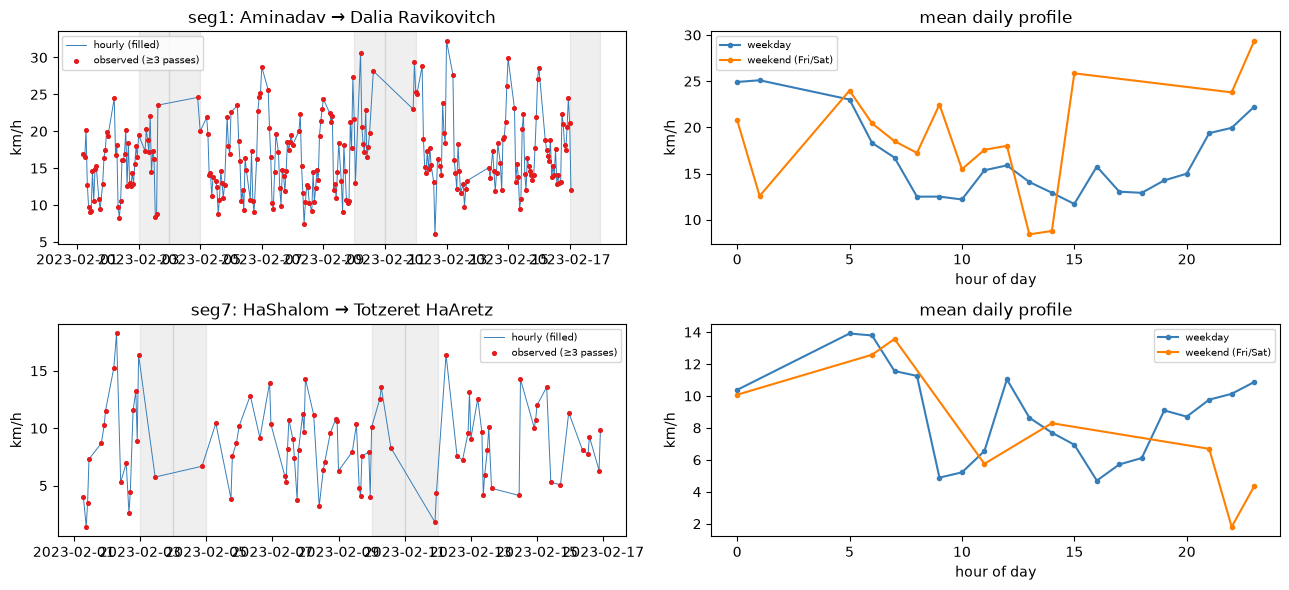
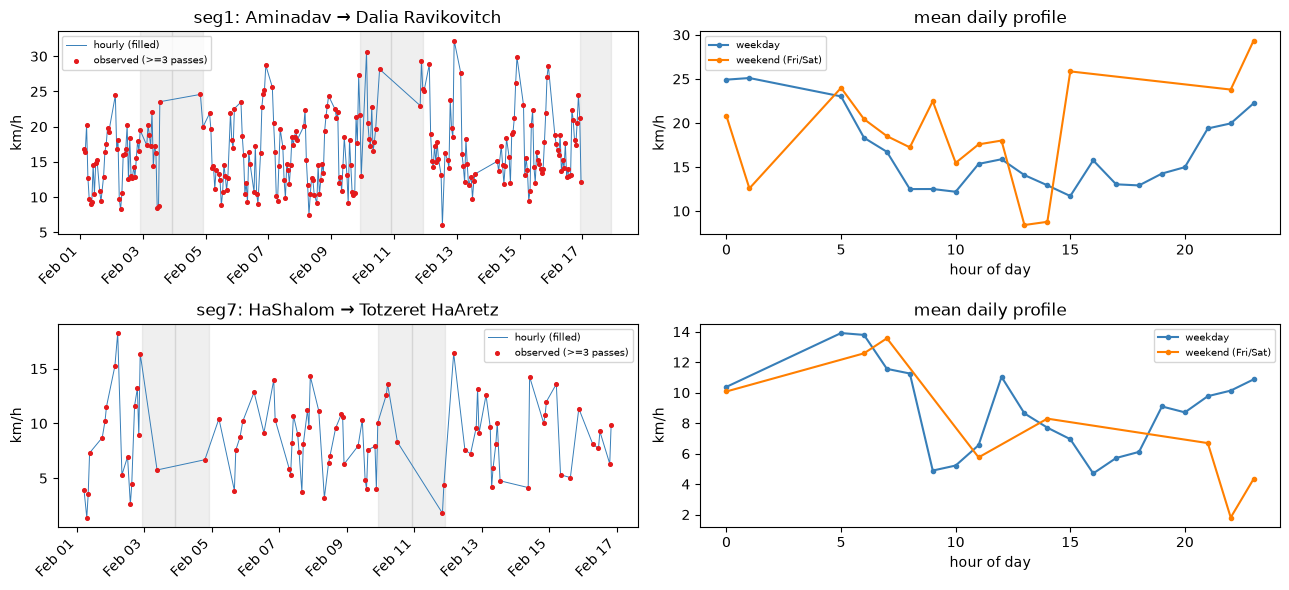
Code edit (unified diff) that turned the first committed figure into the second:
--- before
+++ after
@@ -1,3 +1,4 @@
 from statsmodels.tsa.stattools import adfuller
+import matplotlib.dates as mdates
 BIN="60min"; MIN_PASSES=3; FORECAST_SEGS=[1,7]
 
@@ -20,11 +21,15 @@
     ax=axes[r,0]
     ax.plot(filled.index,filled.values,lw=0.7,color='#377eb8',label='hourly (filled)')
-    ax.scatter(raw.index,raw.values,s=7,color='#e41a1c',zorder=3,label='observed (≥3 passes)')
+    ax.scatter(raw.index,raw.values,s=7,color='#e41a1c',zorder=3,label='observed (>=3 passes)')
     for d in pd.date_range(filled.index.min().floor('D'),filled.index.max(),freq='D'):
         if d.weekday() in (4,5): ax.axvspan(d,d+pd.Timedelta(days=1),color='grey',alpha=0.12)
     ax.set_title(f"seg{sid}: {segments[sid]['name']}"); ax.set_ylabel('km/h'); ax.legend(fontsize=7)
+    ax.xaxis.set_major_locator(mdates.DayLocator(interval=2))
+    ax.xaxis.set_major_formatter(mdates.DateFormatter('%b %d'))
+    ax.tick_params(axis='x', rotation=45)
+    for lab in ax.get_xticklabels(): lab.set_ha('right')
     ax2=axes[r,1]; prof=pd.DataFrame({'h':raw.index.hour,'wknd':raw.index.weekday.isin([4,5]),'v':raw.values})
     for lab,sel,col in [('weekday',~prof.wknd,'#377eb8'),('weekend (Fri/Sat)',prof.wknd,'#ff7f00')]:
         mm=prof[sel].groupby('h')['v'].mean(); ax2.plot(mm.index,mm.values,marker='o',ms=3,color=col,label=lab)
     ax2.set_title('mean daily profile'); ax2.set_xlabel('hour of day'); ax2.set_ylabel('km/h'); ax2.legend(fontsize=7)
-plt.tight_layout(); plt.savefig('fig_series.png',dpi=90); plt.show()
+plt.tight_layout(); plt.savefig('fig_series.png',dpi=90,bbox_inches='tight'); plt.show()

Commit: finished unit 2+3 classword